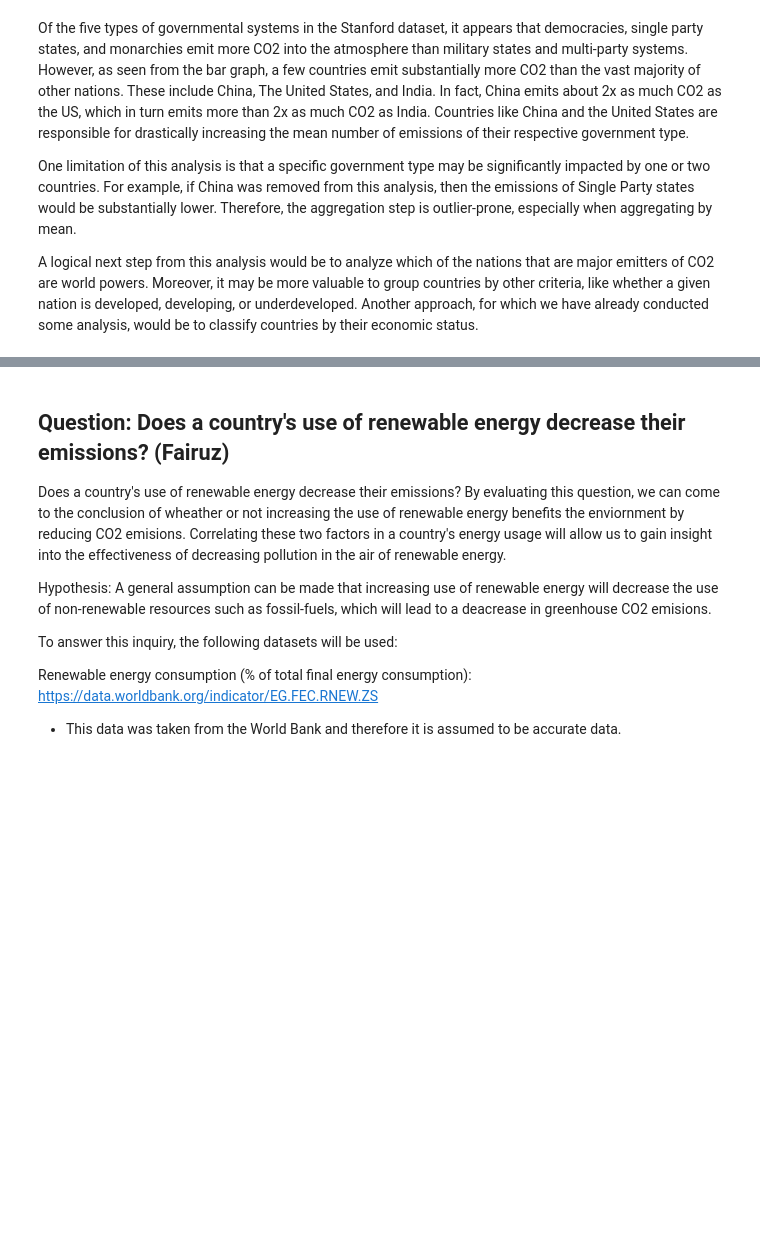
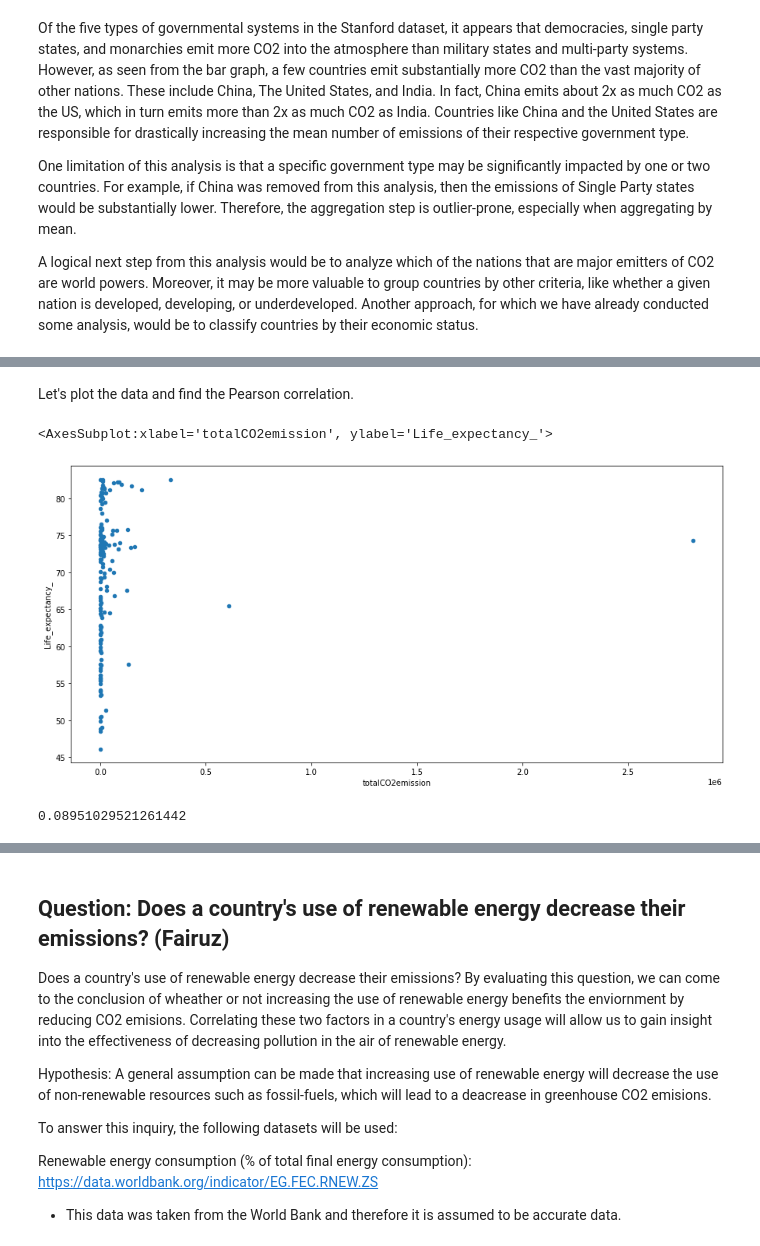
Before and after one commit to melotic/cs3654-project, a Jupyter notebook: Project1.ipynb, the cells around one changed output, grey strips where cells are left out. Drawn from its saved outputs; the diff is of its cells as text; code cells hidden in the pictures; blank space fills up the shorter version.

Commit message:
life expectancy vs. emissions QAC

```diff
--- a/Project1.ipynb
+++ b/Project1.ipynb
@@ -334,0 +628,7 @@ A logical next step from this analysis would be to analyze which of the nations
+# %%
+# First make sure the primary key columns are consistent for both tables.
+countryUpper = [c.upper() for c in newLife.Country]
+len(countryUpper)
+newLife['Country'] = countryUpper
+newLife.columns = newLife.columns.str.replace(' ', '_')
+newLife
@@ -334,0 +655,6 @@ A logical next step from this analysis would be to analyze which of the nations
+# %%
+g = newLife.groupby('Country')
+g.Life_expectancy_.mean()
+gLife = g.aggregate({'Life_expectancy_':numpy.mean})
+gLife = gLife.reset_index(level=0)
+gLife
@@ -334,0 +681,3 @@ A logical next step from this analysis would be to analyze which of the nations
+# %%
+j = pandas.merge(gLife, newEmiss, how='inner', left_on='Country', right_on='country')
+clean = j.copy()
@@ -334,0 +686,3 @@ A logical next step from this analysis would be to analyze which of the nations
+# %%
+cleanSort = clean.sort_values('totalCO2emission', ascending=False).dropna()
+cleanSort
@@ -334,0 +703,12 @@ A logical next step from this analysis would be to analyze which of the nations
+# %% [markdown]
+Let's plot the data and find the Pearson correlation.
+# %%
+cleanSort.plot.scatter(x='totalCO2emission', y='Life_expectancy_', figsize=(15, 7))
+# %% [output]
+<AxesSubplot:xlabel='totalCO2emission', ylabel='Life_expectancy_'>
+[figure, added]
+# %%
+# Pearson Correlation
+cleanSort.totalCO2emission.corr(cleanSort.Life_expectancy_)
+# %% [output]
+0.08951029521261442
```
Also changed, not shown: parts of 67 cells of this notebook.
